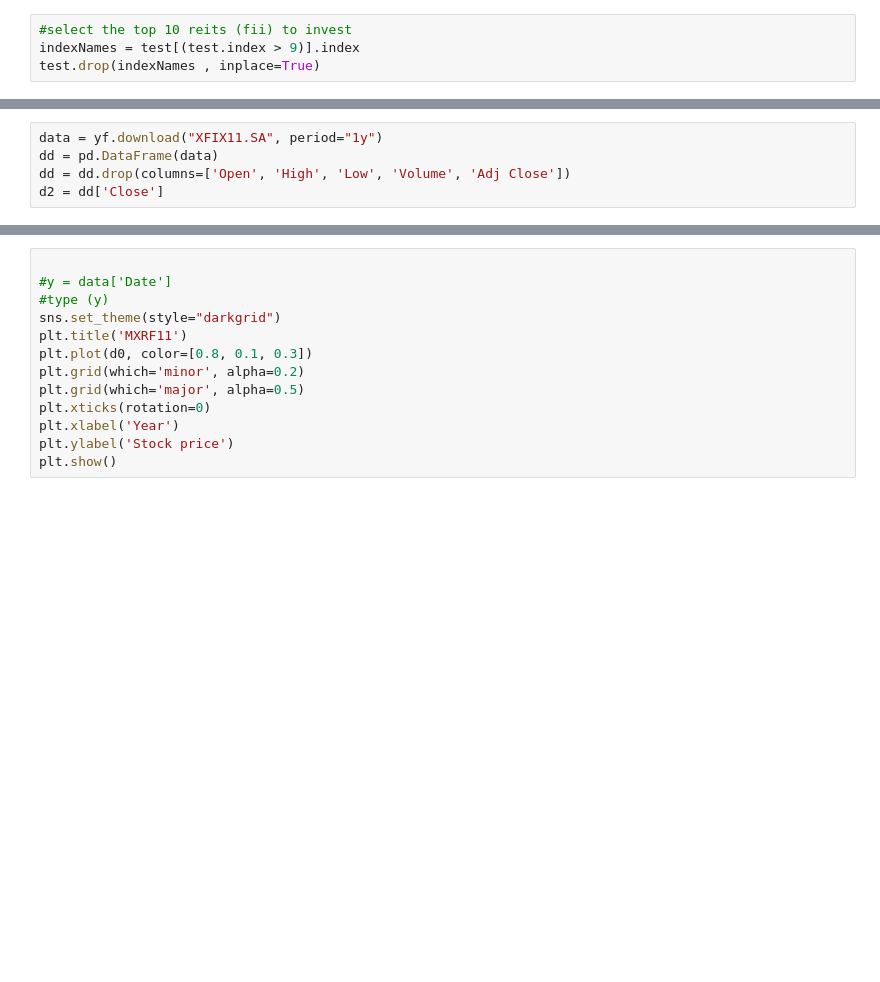
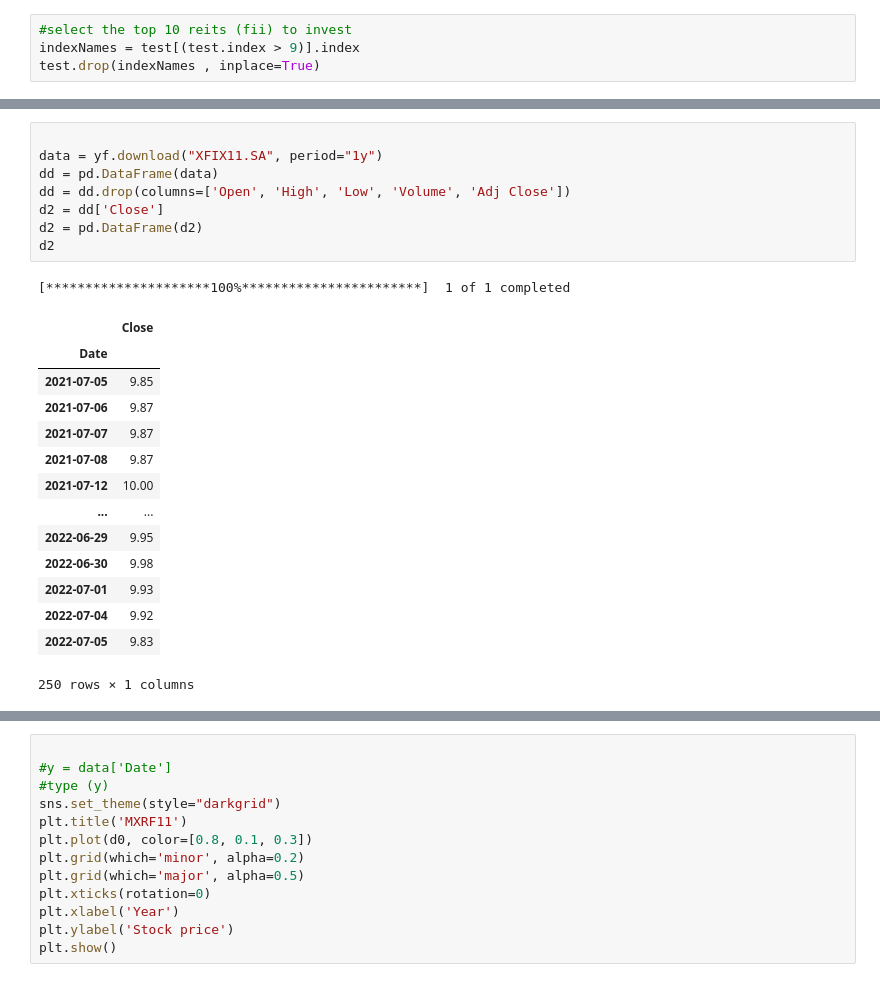
Before and after one commit to jrocarlos/reits_rank, a Jupyter notebook: reits_rank.ipynb, the cells around one changed output, grey strips where cells are left out. Cells and saved outputs as stored; diff of their text form; blank space fills up the shorter version.

```diff
--- a/reits_rank.ipynb
+++ b/reits_rank.ipynb
@@ -140,8 +321,27 @@ print(tts)
 # %%
+
 data = yf.download("XFIX11.SA", period="1y")
 dd = pd.DataFrame(data)
 dd = dd.drop(columns=['Open', 'High', 'Low', 'Volume', 'Adj Close'])
 d2 = dd['Close']
+d2 = pd.DataFrame(d2)
+d2
+# %% [output]
+[*********************100%***********************]  1 of 1 completed
+|  | Close |
+| Date |  |
+| 2021-07-05 | 9.85 |
+| 2021-07-06 | 9.87 |
+| 2021-07-07 | 9.87 |
+| 2021-07-08 | 9.87 |
+| 2021-07-12 | 10.00 |
+| ... | ... |
+| 2022-06-29 | 9.95 |
+| 2022-06-30 | 9.98 |
+| 2022-07-01 | 9.93 |
+| 2022-07-04 | 9.92 |
+| 2022-07-05 | 9.83 |
+250 rows × 1 columns
 # %%
 data = yf.download(tts[1], period="1y")
 dfh = pd.DataFrame(data)
```
Also changed, not shown: parts of 18 cells of this notebook.
